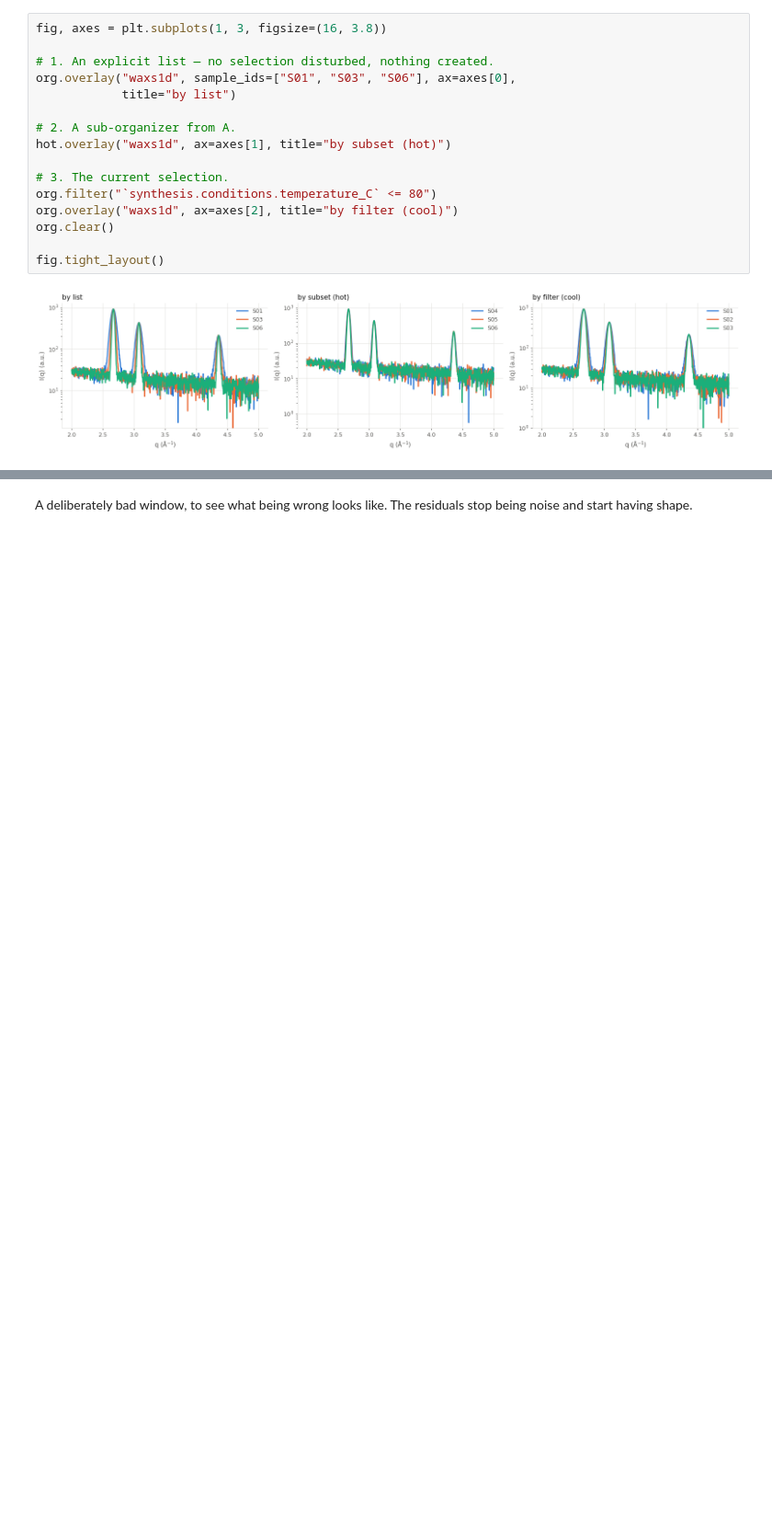
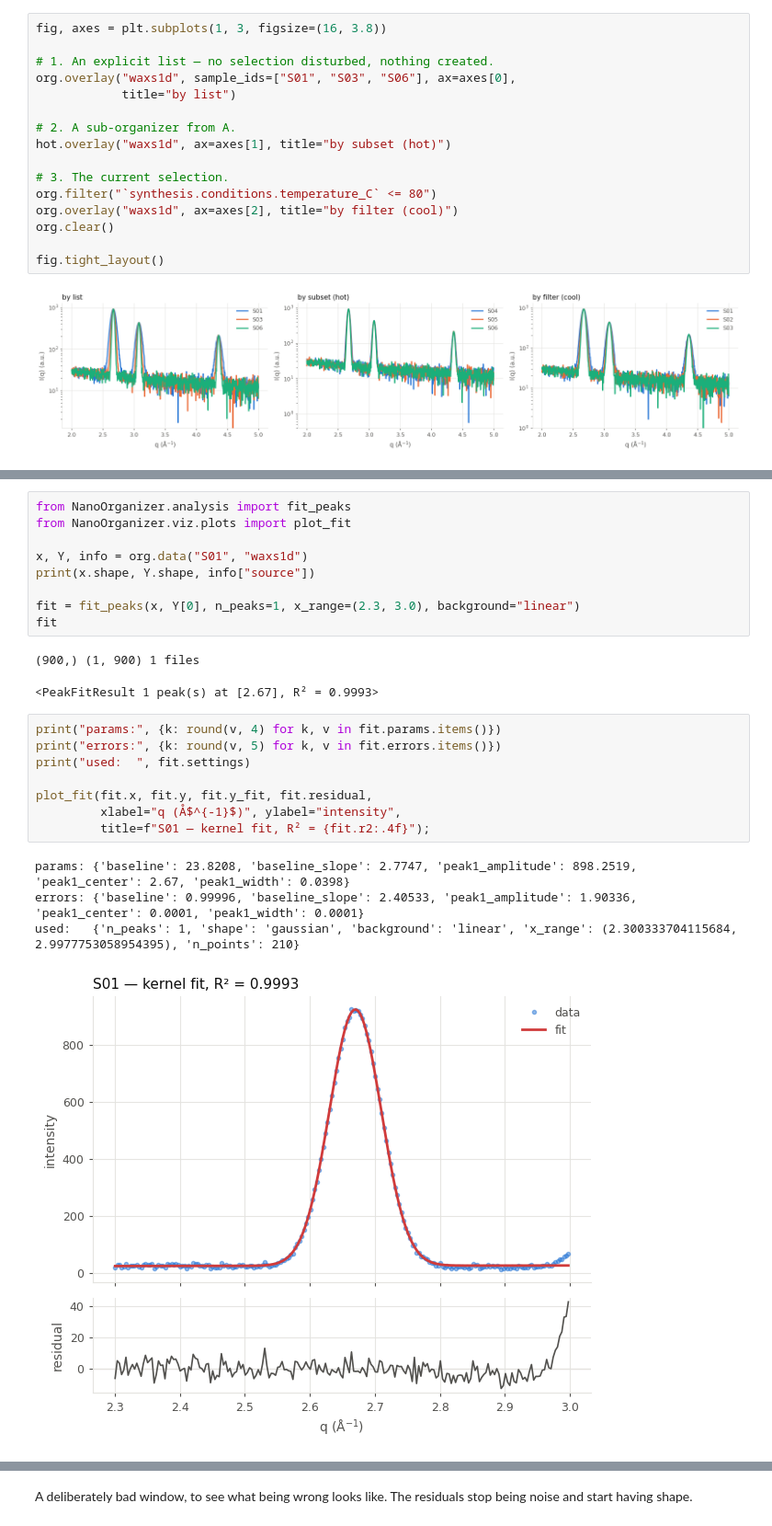
Before and after one commit to yugangzhang/pyDataOrg, a Jupyter notebook: notebook/12_use_organizer.ipynb, the cells around one changed output, grey strips where cells are left out. Shown at 92% size. Saved outputs shown, nothing was run; the diff lists cells and outputs as text; blank space fills up the shorter version.

```diff
--- a/notebook/12_use_organizer.ipynb
+++ b/notebook/12_use_organizer.ipynb
@@ -335,0 +351,25 @@ the mistake.
+# %%
+from NanoOrganizer.analysis import fit_peaks
+from NanoOrganizer.viz.plots import plot_fit
+
+x, Y, info = org.data("S01", "waxs1d")
+print(x.shape, Y.shape, info["source"])
+
+fit = fit_peaks(x, Y[0], n_peaks=1, x_range=(2.3, 3.0), background="linear")
+fit
+# %% [output]
+(900,) (1, 900) 1 files
+<PeakFitResult 1 peak(s) at [2.67], R² = 0.9993>
+# %%
+print("params:", {k: round(v, 4) for k, v in fit.params.items()})
+print("errors:", {k: round(v, 5) for k, v in fit.errors.items()})
+print("used:  ", fit.settings)
+
+plot_fit(fit.x, fit.y, fit.y_fit, fit.residual,
+         xlabel="q (Å$^{-1}$)", ylabel="intensity",
+         title=f"S01 — kernel fit, R² = {fit.r2:.4f}");
+# %% [output]
+params: {'baseline': 23.8208, 'baseline_slope': 2.7747, 'peak1_amplitude': 898.2519, 'peak1_center': 2.67, 'peak1_width': 0.0398}
+errors: {'baseline': 0.99996, 'baseline_slope': 2.40533, 'peak1_amplitude': 1.90336, 'peak1_center': 0.0001, 'peak1_width': 0.0001}
+used:   {'n_peaks': 1, 'shape': 'gaussian', 'background': 'linear', 'x_range': (2.300333704115684, 2.9977753058954395), 'n_points': 210}
+[figure, added]
```
Also changed, not shown: parts of 10 cells of this notebook, 2 other files.
